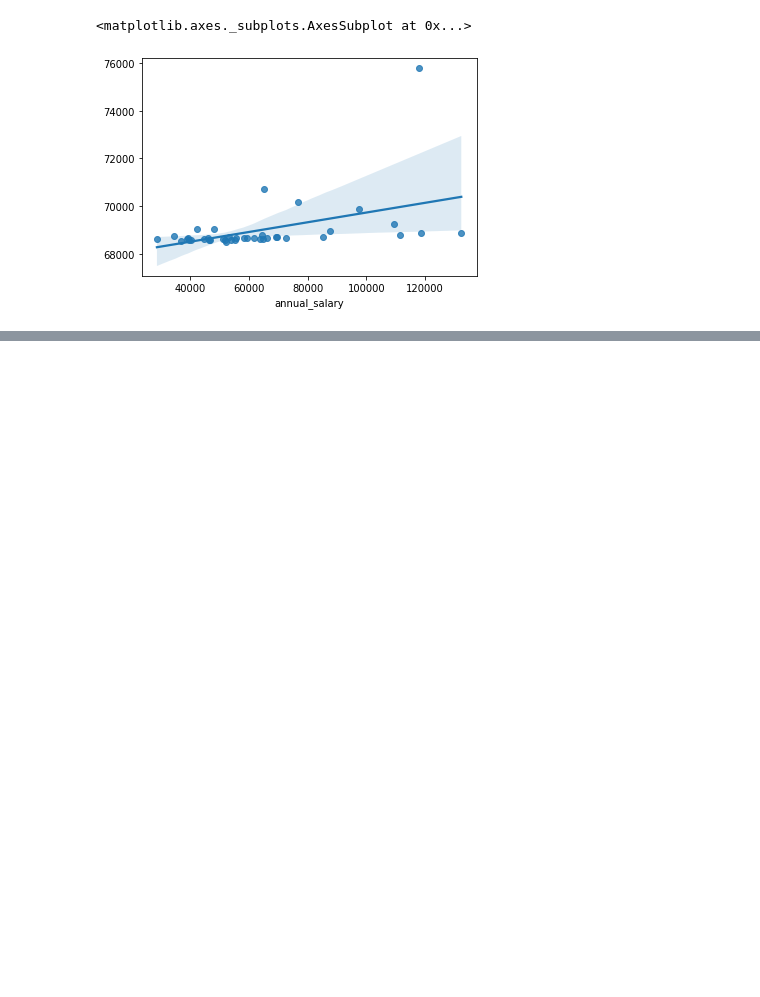
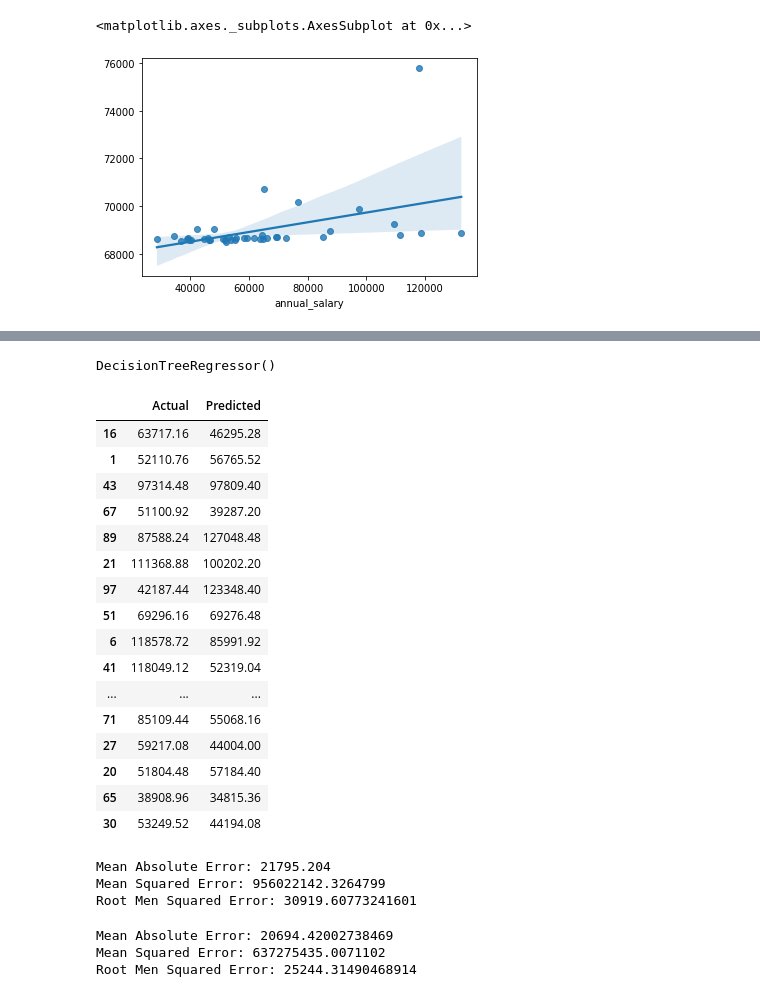
Before and after one commit to nug1209/ANZ_Data_Virtual_Experience, a Jupyter notebook: ANZ_Data_Analytics.ipynb, the cells around one changed output, grey strips where cells are left out. Saved outputs shown, nothing was run; the diff lists cells and outputs as text; code cells hidden in the pictures; blank space fills up the shorter version.

```diff
--- a/ANZ_Data_Analytics.ipynb
+++ b/ANZ_Data_Analytics.ipynb
@@ -961,3 +953,47 @@ Warnings:
 [1] Standard Errors assume that the covariance matrix of the errors is correctly specified.
 [2] The condition number is large, 4.73e+04. This might indicate that there are
 strong multicollinearity or other numerical problems.
+# %%
+regressor = DecisionTreeRegressor()
+regressor.fit(X_train, y_train)
+# %% [output]
+DecisionTreeRegressor()
+# %%
+y_pred = regressor.predict(X_test)
+
+dec_res = pd.DataFrame({'Actual': y_test, 'Predicted': y_pred})
+dec_res
+# %% [output]
+|  | Actual | Predicted |
+| 16 | 63717.16 | 46295.28 |
+| 1 | 52110.76 | 56765.52 |
+| 43 | 97314.48 | 97809.40 |
+| 67 | 51100.92 | 39287.20 |
+| 89 | 87588.24 | 127048.48 |
+| 21 | 111368.88 | 100202.20 |
+| 97 | 42187.44 | 123348.40 |
+| 51 | 69296.16 | 69276.48 |
+| 6 | 118578.72 | 85991.92 |
+| 41 | 118049.12 | 52319.04 |
+| ... | ... | ... |
+| 71 | 85109.44 | 55068.16 |
+| 27 | 59217.08 | 44004.00 |
+| 20 | 51804.48 | 57184.40 |
+| 65 | 38908.96 | 34815.36 |
+| 30 | 53249.52 | 44194.08 |
+# %%
+print('Mean Absolute Error:', metrics.mean_absolute_error(y_test, y_pred))
+print('Mean Squared Error:', metrics.mean_squared_error(y_test, y_pred))
+print('Root Men Squared Error:', np.sqrt(metrics.mean_squared_error(y_test, y_pred)))
+# %% [output]
+Mean Absolute Error: 21795.204
+Mean Squared Error: 956022142.3264799
+Root Men Squared Error: 30919.60773241601
+# %%
+print('Mean Absolute Error:', metrics.mean_absolute_error(y_test, predictions))
+print('Mean Squared Error:', metrics.mean_squared_error(y_test, predictions))
+print('Root Men Squared Error:', np.sqrt(metrics.mean_squared_error(y_test, predictions)))
+# %% [output]
+Mean Absolute Error: 20694.42002738469
+Mean Squared Error: 637275435.0071102
+Root Men Squared Error: 25244.31490468914
```
Also changed, not shown: parts of 8 cells of this notebook.
